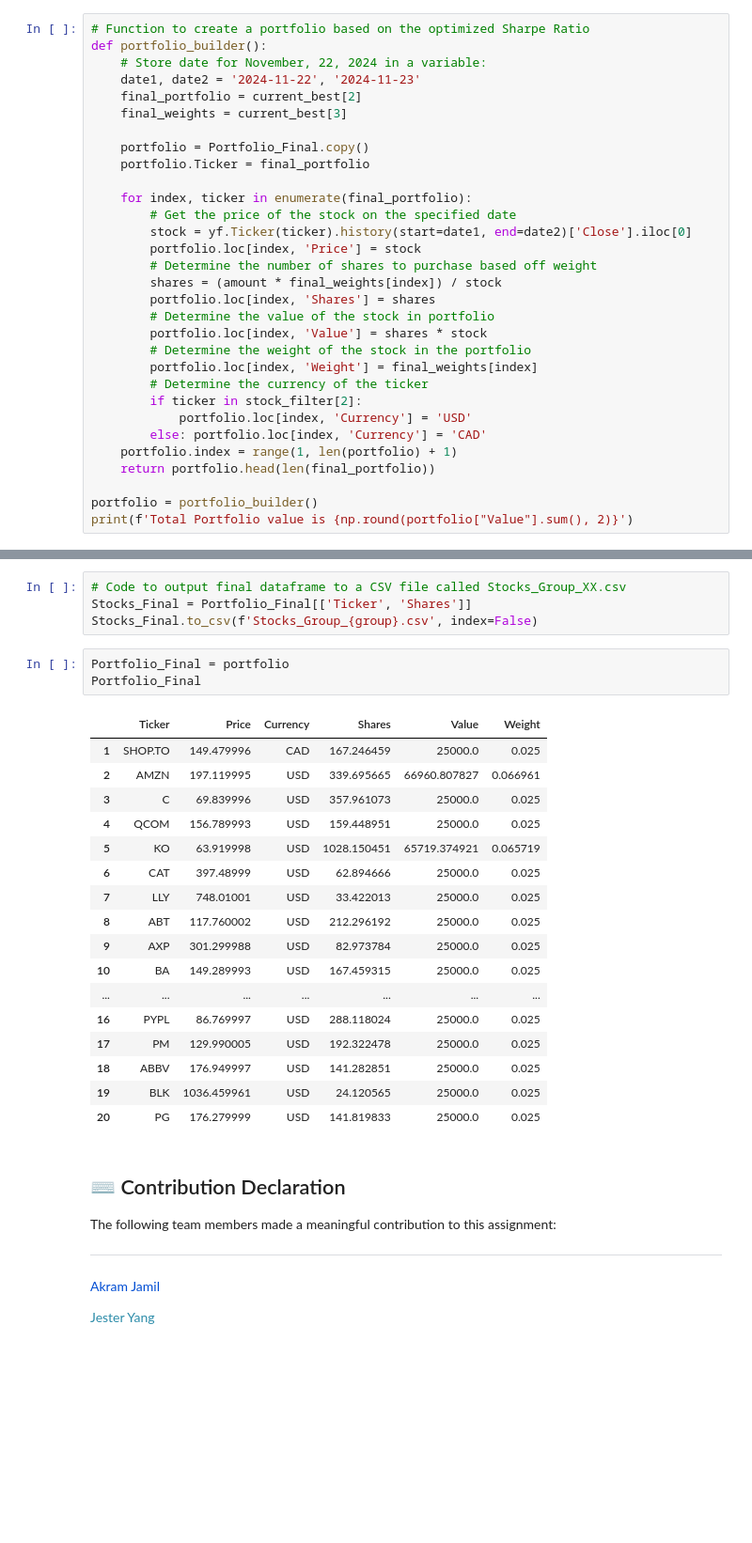
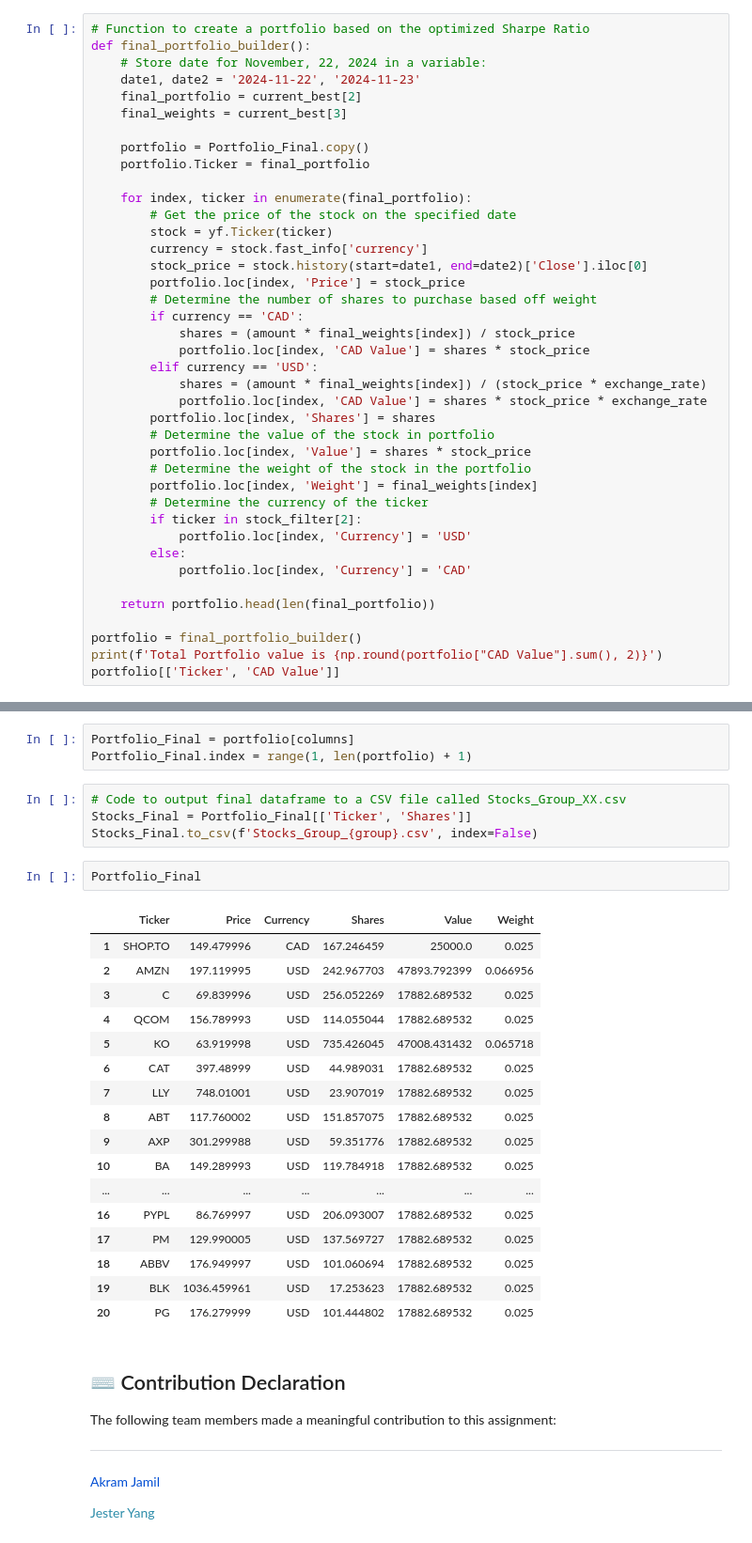
Before and after one commit to akramj13/CFM101-Project, a Jupyter notebook: Team 11 Assignment Main.ipynb, the cells around one changed output, grey strips where cells are left out. Shown at 94% size. Drawn from its saved outputs; the diff is of its cells as text; blank space fills up the shorter version.

```diff
--- a/Team 11 Assignment Main.ipynb
+++ b/Team 11 Assignment Main.ipynb
@@ -812,7 +730,7 @@ plt.show()
 Through the above optimizations of a ranking system, we create the following portfolio. The portfolio accounts for any necessary fees and gives a sentiment analysis through the PCR strategy and via the standard deviations of the returns we conclude a final ranking of stocks. Then we iteratively calculate the Sharpe Ratio and Beta values of the top twelve stocks all the way up to the top 24 and take the highest Sharpe Ratio while still ensuring that the Beta of the given portfolio is above one. Through this approach, we give ourselves a relatively safe portfolio that is most likely to move in an upward trend, and then by calculating and constraining the portfolio beta compared to the market, we ensure that the portfolio can generate more returns than the market. Through this strategy, the portfolio given is extremely safe and can generate returns greater than the market. It should be duly noted that the idea that a beta greater than one does not necessarily guarantee that the portfolio performs better in the positive direction, as by taking on a greater return, we simultaneously take more risk, and hence, our portfolio still has a chance to do worse than the market. However, through the sentiment analysis we hope that a general consensus of an upward trend, may result in a consensus that our portfolio will perform with an upward trend as well.
 # %%
 # Function to create a portfolio based on the optimized Sharpe Ratio
-def portfolio_builder():
+def final_portfolio_builder():
     # Store date for November, 22, 2024 in a variable:
     date1, date2 = '2024-11-22', '2024-11-23'
     final_portfolio = current_best[2]
@@ -823,23 +741,32 @@ def portfolio_builder():
 
     for index, ticker in enumerate(final_portfolio):
         # Get the price of the stock on the specified date
-        stock = yf.Ticker(ticker).history(start=date1, end=date2)['Close'].iloc[0]
-        portfolio.loc[index, 'Price'] = stock
+        stock = yf.Ticker(ticker)
+        currency = stock.fast_info['currency']
+        stock_price = stock.history(start=date1, end=date2)['Close'].iloc[0]
+        portfolio.loc[index, 'Price'] = stock_price
         # Determine the number of shares to purchase based off weight
-        shares = (amount * final_weights[index]) / stock
+        if currency == 'CAD':
+            shares = (amount * final_weights[index]) / stock_price
+            portfolio.loc[index, 'CAD Value'] = shares * stock_price
+        elif currency == 'USD':
+            shares = (amount * final_weights[index]) / (stock_price * exchange_rate)
+            portfolio.loc[index, 'CAD Value'] = shares * stock_price * exchange_rate
         portfolio.loc[index, 'Shares'] = shares
         # Determine the value of the stock in portfolio
-        portfolio.loc[index, 'Value'] = shares * stock
+        portfolio.loc[index, 'Value'] = shares * stock_price
         # Determine the weight of the stock in the portfolio
         portfolio.loc[index, 'Weight'] = final_weights[index]
         # Determine the currency of the ticker
         if ticker in stock_filter[2]:
             portfolio.loc[index, 'Currency'] = 'USD'
-        else: portfolio.loc[index, 'Currency'] = 'CAD'
-    portfolio.index = range(1, len(portfolio) + 1)
+        else:
+            portfolio.loc[index, 'Currency'] = 'CAD'
+
     return portfolio.head(len(final_portfolio))
 
-portfolio = portfolio_builder()
-print(f'Total Portfolio value is {np.round(portfolio["Value"].sum(), 2)}')
+portfolio = final_portfolio_builder()
+print(f'Total Portfolio value is {np.round(portfolio["CAD Value"].sum(), 2)}')
+portfolio[['Ticker', 'CAD Value']]
 # %% [output]
 Total Portfolio value is 1000000.0
@@ -846,28 +790,30 @@ Total Portfolio value is 1000000.0
+# %%
+Portfolio_Final = portfolio[columns]
+Portfolio_Final.index = range(1, len(portfolio) + 1)
 # %%
 # Code to output final dataframe to a CSV file called Stocks_Group_XX.csv
 Stocks_Final = Portfolio_Final[['Ticker', 'Shares']]
 Stocks_Final.to_csv(f'Stocks_Group_{group}.csv', index=False)
 # %%
-Portfolio_Final = portfolio
 Portfolio_Final
 # %% [output]
 |  | Ticker | Price | Currency | Shares | Value | Weight |
 | 1 | SHOP.TO | 149.479996 | CAD | 167.246459 | 25000.0 | 0.025 |
-| 2 | AMZN | 197.119995 | USD | 339.695665 | 66960.807827 | 0.066961 |
-| 3 | C | 69.839996 | USD | 357.961073 | 25000.0 | 0.025 |
-| 4 | QCOM | 156.789993 | USD | 159.448951 | 25000.0 | 0.025 |
-| 5 | KO | 63.919998 | USD | 1028.150451 | 65719.374921 | 0.065719 |
-| 6 | CAT | 397.48999 | USD | 62.894666 | 25000.0 | 0.025 |
-| 7 | LLY | 748.01001 | USD | 33.422013 | 25000.0 | 0.025 |
-| 8 | ABT | 117.760002 | USD | 212.296192 | 25000.0 | 0.025 |
-| 9 | AXP | 301.299988 | USD | 82.973784 | 25000.0 | 0.025 |
-| 10 | BA | 149.289993 | USD | 167.459315 | 25000.0 | 0.025 |
+| 2 | AMZN | 197.119995 | USD | 242.967703 | 47893.792399 | 0.066956 |
+| 3 | C | 69.839996 | USD | 256.052269 | 17882.689532 | 0.025 |
+| 4 | QCOM | 156.789993 | USD | 114.055044 | 17882.689532 | 0.025 |
+| 5 | KO | 63.919998 | USD | 735.426045 | 47008.431432 | 0.065718 |
+| 6 | CAT | 397.48999 | USD | 44.989031 | 17882.689532 | 0.025 |
+| 7 | LLY | 748.01001 | USD | 23.907019 | 17882.689532 | 0.025 |
+| 8 | ABT | 117.760002 | USD | 151.857075 | 17882.689532 | 0.025 |
+| 9 | AXP | 301.299988 | USD | 59.351776 | 17882.689532 | 0.025 |
+| 10 | BA | 149.289993 | USD | 119.784918 | 17882.689532 | 0.025 |
 | ... | ... | ... | ... | ... | ... | ... |
-| 16 | PYPL | 86.769997 | USD | 288.118024 | 25000.0 | 0.025 |
-| 17 | PM | 129.990005 | USD | 192.322478 | 25000.0 | 0.025 |
-| 18 | ABBV | 176.949997 | USD | 141.282851 | 25000.0 | 0.025 |
-| 19 | BLK | 1036.459961 | USD | 24.120565 | 25000.0 | 0.025 |
-| 20 | PG | 176.279999 | USD | 141.819833 | 25000.0 | 0.025 |
+| 16 | PYPL | 86.769997 | USD | 206.093007 | 17882.689532 | 0.025 |
+| 17 | PM | 129.990005 | USD | 137.569727 | 17882.689532 | 0.025 |
+| 18 | ABBV | 176.949997 | USD | 101.060694 | 17882.689532 | 0.025 |
+| 19 | BLK | 1036.459961 | USD | 17.253623 | 17882.689532 | 0.025 |
+| 20 | PG | 176.279999 | USD | 101.444802 | 17882.689532 | 0.025 |
 # %% [markdown]
 ## ⌨️ Contribution Declaration
 
```
Also changed, not shown: parts of 10 cells of this notebook, 2 other files.
